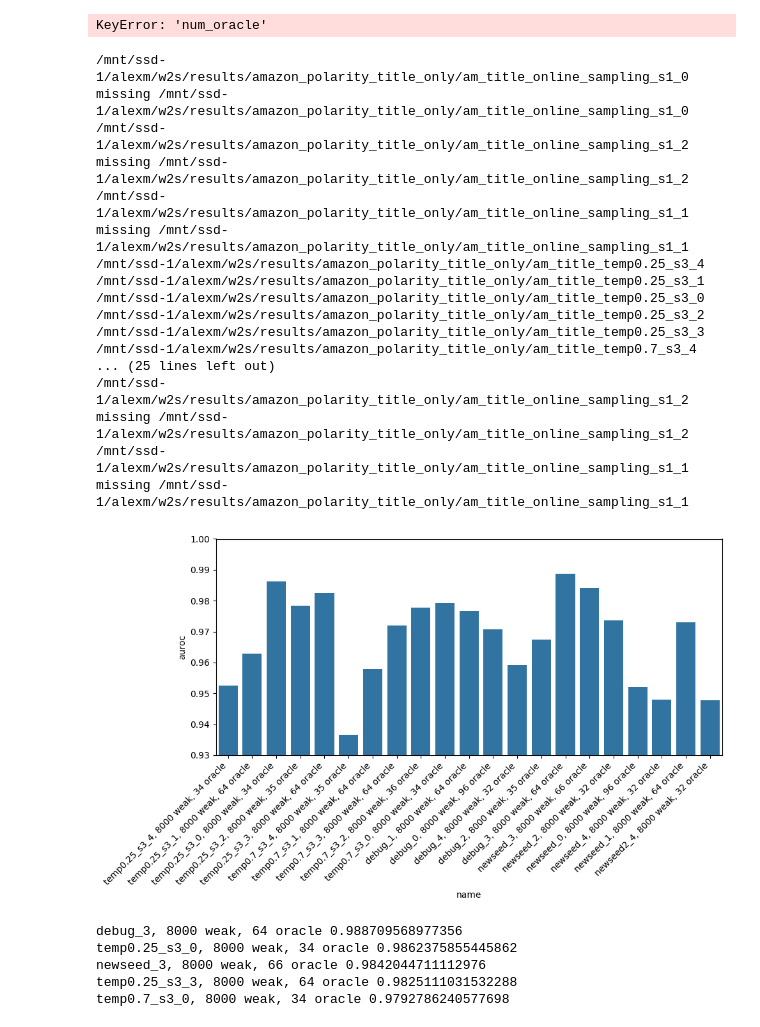
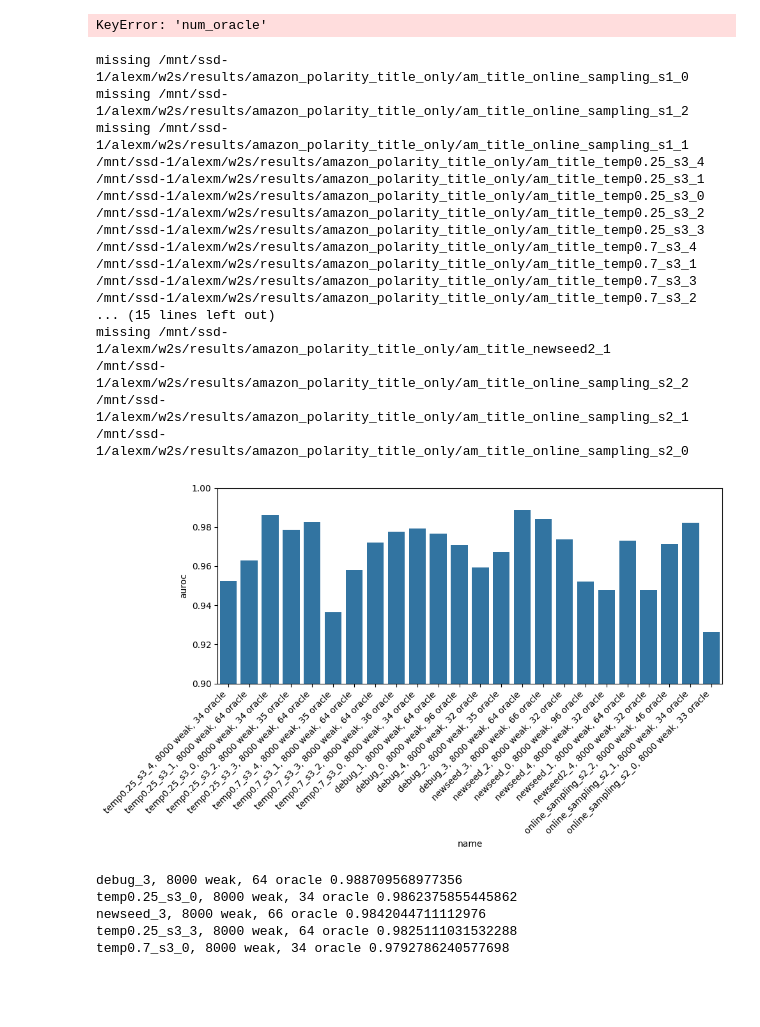
Before and after one commit to EleutherAI/w2s, a Jupyter notebook: analysis.ipynb, the cells around one changed output. Drawn from its saved outputs; the diff is of its cells as text; code cells hidden in the pictures; blank space fills up the shorter version.

```diff
--- a/analysis.ipynb
+++ b/analysis.ipynb
@@ -193,7 +193,7 @@ from pathlib import Path
 from collections import defaultdict
 
 root = Path("/mnt/ssd-1/alexm/w2s/results/amazon_polarity_title_only/")
-globs = ["am_title_online_sampling_s1_*", "am_title_temp0.25_s3_*", "am_title_temp0.7_s3_*", "am_title_debug_*", "am_title_newseed_*", "am_title_newseed2_*", "am_title_online_sampling_s1_*"] #"am_title_one_epoch_*"]
+globs = ["am_title_online_sampling_s1_*", "am_title_temp0.25_s3_*", "am_title_temp0.7_s3_*", "am_title_debug_*", "am_title_newseed_*", "am_title_newseed2_*", "am_title_online_sampling_s2_*", "am_title_online_sampling_s2_*1"] #"am_title_one_epoch_*"]
 
 def remove_large_entries(r):
     r = r.copy()
@@ -222,11 +222,8 @@ for glob in globs:
         datas.append(data)
 df = pd.DataFrame(datas)
 # %% [output]
-/mnt/ssd-1/alexm/w2s/results/amazon_polarity_title_only/am_title_online_sampling_s1_0
 missing /mnt/ssd-1/alexm/w2s/results/amazon_polarity_title_only/am_title_online_sampling_s1_0
-/mnt/ssd-1/alexm/w2s/results/amazon_polarity_title_only/am_title_online_sampling_s1_2
 missing /mnt/ssd-1/alexm/w2s/results/amazon_polarity_title_only/am_title_online_sampling_s1_2
-/mnt/ssd-1/alexm/w2s/results/amazon_polarity_title_only/am_title_online_sampling_s1_1
 missing /mnt/ssd-1/alexm/w2s/results/amazon_polarity_title_only/am_title_online_sampling_s1_1
 /mnt/ssd-1/alexm/w2s/results/amazon_polarity_title_only/am_title_temp0.25_s3_4
 /mnt/ssd-1/alexm/w2s/results/amazon_polarity_title_only/am_title_temp0.25_s3_1
@@ -234,26 +231,29 @@ missing /mnt/ssd-1/alexm/w2s/results/amazon_polarity_title_only/am_title_online_
 /mnt/ssd-1/alexm/w2s/results/amazon_polarity_title_only/am_title_temp0.25_s3_2
 /mnt/ssd-1/alexm/w2s/results/amazon_polarity_title_only/am_title_temp0.25_s3_3
 /mnt/ssd-1/alexm/w2s/results/amazon_polarity_title_only/am_title_temp0.7_s3_4
-... (25 lines left out)
-/mnt/ssd-1/alexm/w2s/results/amazon_polarity_title_only/am_title_online_sampling_s1_2
-missing /mnt/ssd-1/alexm/w2s/results/amazon_polarity_title_only/am_title_online_sampling_s1_2
-/mnt/ssd-1/alexm/w2s/results/amazon_polarity_title_only/am_title_online_sampling_s1_1
-missing /mnt/ssd-1/alexm/w2s/results/amazon_polarity_title_only/am_title_online_sampling_s1_1
+/mnt/ssd-1/alexm/w2s/results/amazon_polarity_title_only/am_title_temp0.7_s3_1
+/mnt/ssd-1/alexm/w2s/results/amazon_polarity_title_only/am_title_temp0.7_s3_3
+/mnt/ssd-1/alexm/w2s/results/amazon_polarity_title_only/am_title_temp0.7_s3_2
+... (15 lines left out)
+missing /mnt/ssd-1/alexm/w2s/results/amazon_polarity_title_only/am_title_newseed2_1
+/mnt/ssd-1/alexm/w2s/results/amazon_polarity_title_only/am_title_online_sampling_s2_2
+/mnt/ssd-1/alexm/w2s/results/amazon_polarity_title_only/am_title_online_sampling_s2_1
+/mnt/ssd-1/alexm/w2s/results/amazon_polarity_title_only/am_title_online_sampling_s2_0
 # %%
 # I want a plot of AUROC vs method (with num_oracle, num_weak) in the method name
 import seaborn as sns
 import matplotlib.pyplot as plt
 
 df["name"] = df.apply(lambda r: r['method'].replace("am_title_", "") + f", {r['num_weak']} weak, {r['num_oracle']} oracle", axis=1)
 
 fig, ax = plt.subplots(1, 1, figsize=(10, 6))
 plt.sca(ax)
-plt.ylim(0.93, 1)
+plt.ylim(0.9, 1)
 sns.barplot(x="name", y="auroc", data=df)
 plt.xticks(rotation=45, ha="right")
 plt.tight_layout()
 # %% [output]
-[figure, old version]
+[figure, new version]
 # %%
 sorted_df = df.sort_values("auroc", ascending=False)
 for i, row in sorted_df.iloc[:5].iterrows():
```
Also changed, not shown: 6 other files.
